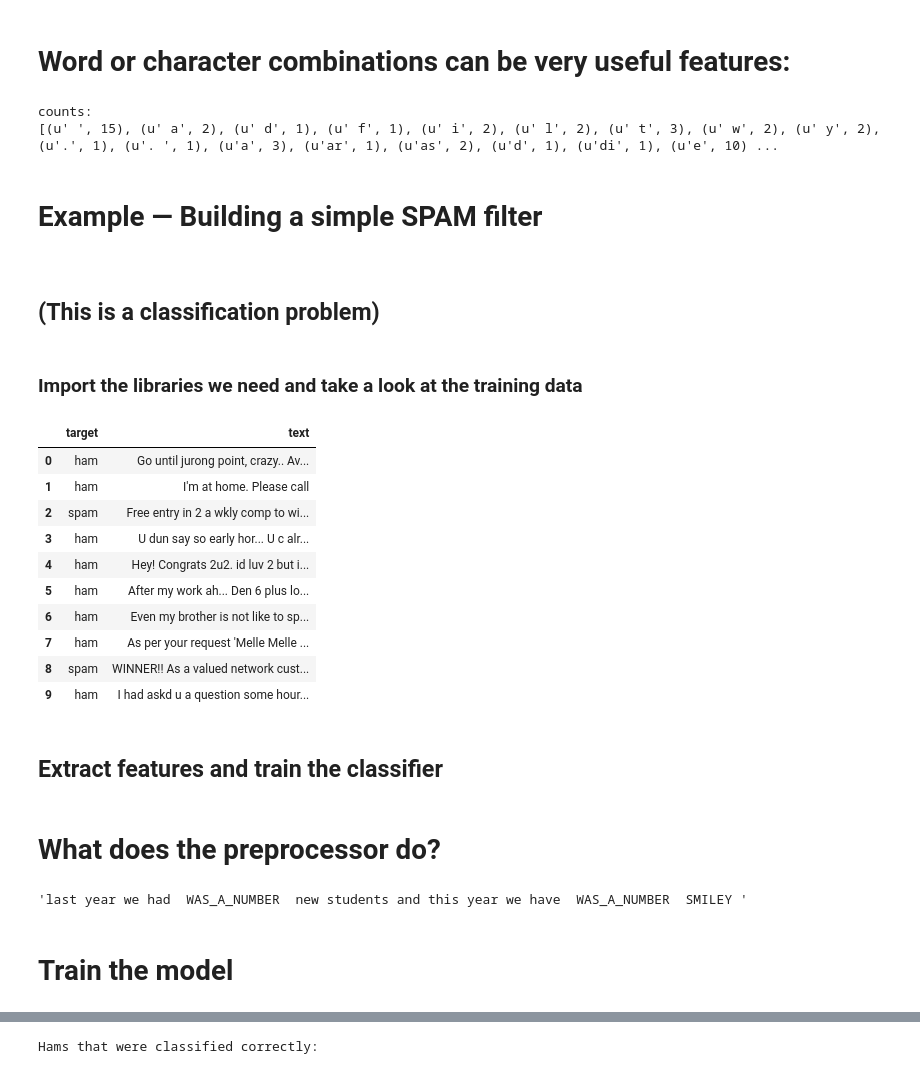
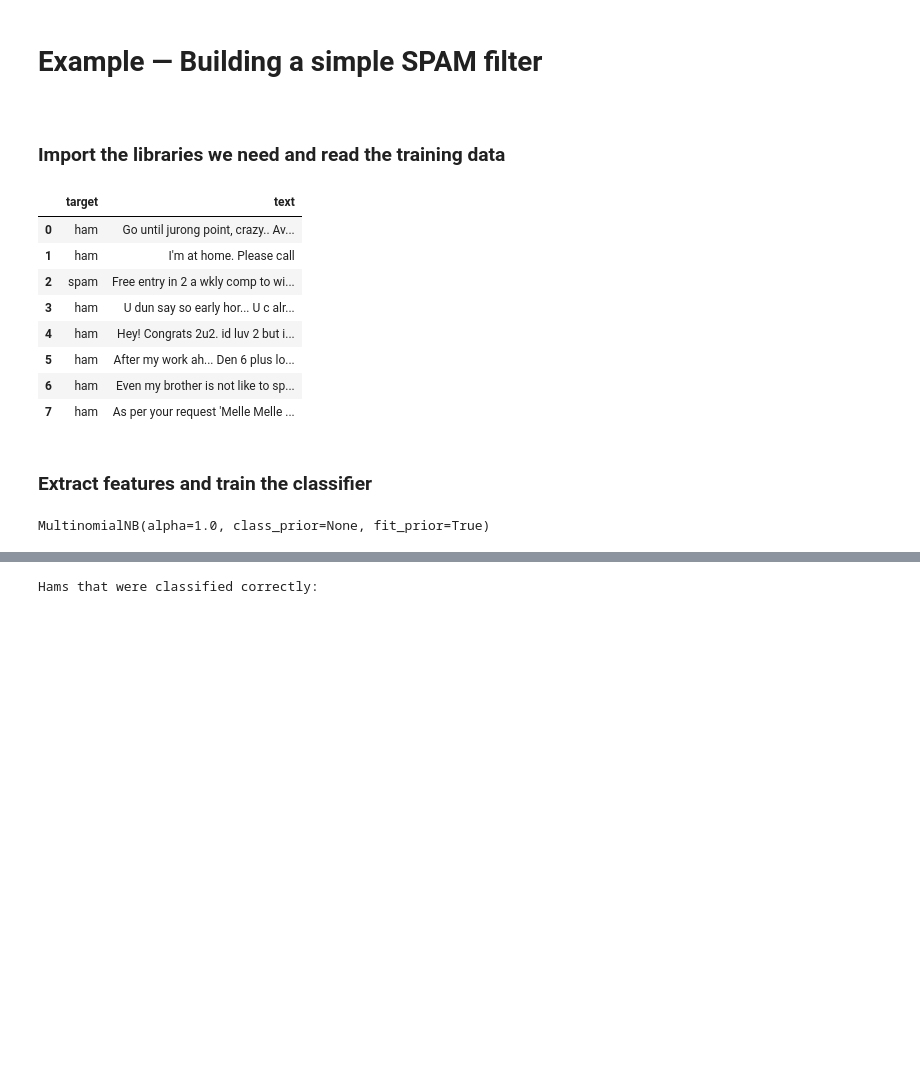
Before and after one commit to ivandir/GuildDemos, a Jupyter notebook: TextClassification.ipynb, the cells around one changed output, grey strips where cells are left out. Drawn from its saved outputs; the diff is of its cells as text; code cells hidden in the pictures; blank space fills up the shorter version.

```diff
--- a/TextClassification.ipynb
+++ b/TextClassification.ipynb
@@ -148,2 +0,0 @@ counts:
-# %% [markdown]
-# Word or character combinations can be very useful features:
@@ -155,44 +1,30 @@ vectorizer.fit(quotes);
-# %%
-features = vectorizer.transform([
-"live as if you were to die tomorrow. "
-        "Learn as if you were to live forever"
-    ])
-# print(features)
-print_counts(vectorizer, features)
-# %% [output]
-counts:
-[(u' ', 15), (u' a', 2), (u' d', 1), (u' f', 1), (u' i', 2), (u' l', 2), (u' t', 3), (u' w', 2), (u' y', 2), (u'.', 1), (u'. ', 1), (u'a', 3), (u'ar', 1), (u'as', 2), (u'd', 1), (u'di', 1), (u'e', 10) ...
 # %% [markdown]
 # Example &mdash; Building a simple SPAM filter
 
 &nbsp;
 
-## (This is a classification problem)
+### Import the libraries we need and read the training data
-# %% [markdown]
-### Import the libraries we need and take a look at the training data
 # %%
 import pandas
 
-train = pandas.read_csv("datasets/smstrain.tsv",
+train = pandas.read_csv("data/SMSSpam/train.tsv",
                         sep='\t',
                         header=None,
                         names=('target', 'text'),
                         skipinitialspace = True)
-train.head(10)
+train.head(8)
 # %% [output]
 |  | target | text |
 | 0 | ham | Go until jurong point, crazy.. Av... |
 | 1 | ham | I'm at home. Please call |
 | 2 | spam | Free entry in 2 a wkly comp to wi... |
 | 3 | ham | U dun say so early hor... U c alr... |
 | 4 | ham | Hey! Congrats 2u2. id luv 2 but i... |
 | 5 | ham | After my work ah... Den 6 plus lo... |
 | 6 | ham | Even my brother is not like to sp... |
 | 7 | ham | As per your request 'Melle Melle ... |
-| 8 | spam | WINNER!! As a valued network cust... |
-| 9 | ham | I had askd u a question some hour... |
 # %% [markdown]
-## Extract features and train the classifier
+### Extract features and train the classifier
 # %%
 import re
 import sklearn.feature_extraction.text as text
@@ -201,7 +33,6 @@ import sklearn.naive_bayes as naive_bayes
 preprocessor = lambda s: (re.sub("[0-9]+", ' WAS_A_NUMBER ',
                                  s.lower())
                      .replace(':)', ' SMILEY '))
-
 vectorizer = text.CountVectorizer(lowercase=True,
                                   ngram_range=(1,3),
                                   stop_words='english',
@@ -209,14 +40,12 @@ vectorizer = text.CountVectorizer(lowercase=True,
                                   preprocessor=preprocessor)
 # Extract features and target...
 train_features = vectorizer.fit_transform(train.text)
-train_target = (train.target == 'spam');
+train_target = (train.target == 'spam')
+
+# Train...
+classifier = naive_bayes.MultinomialNB(alpha=1.0,
+                                       fit_prior=True,
+                                       class_prior=None)
+classifier.fit(train_features, train_target)
+# %% [output]
+MultinomialNB(alpha=1.0, class_prior=None, fit_prior=True)
-# %% [markdown]
-# What does the preprocessor do?
-# %%
-preprocessor(
-"Last year we had 350 new students "
-    "and this year we have 450:)")
-# %% [output]
-'last year we had  WAS_A_NUMBER  new students and this year we have  WAS_A_NUMBER  SMILEY '
-# %% [markdown]
-# Train the model
```
Also changed, not shown: parts of 22 cells of this notebook.
